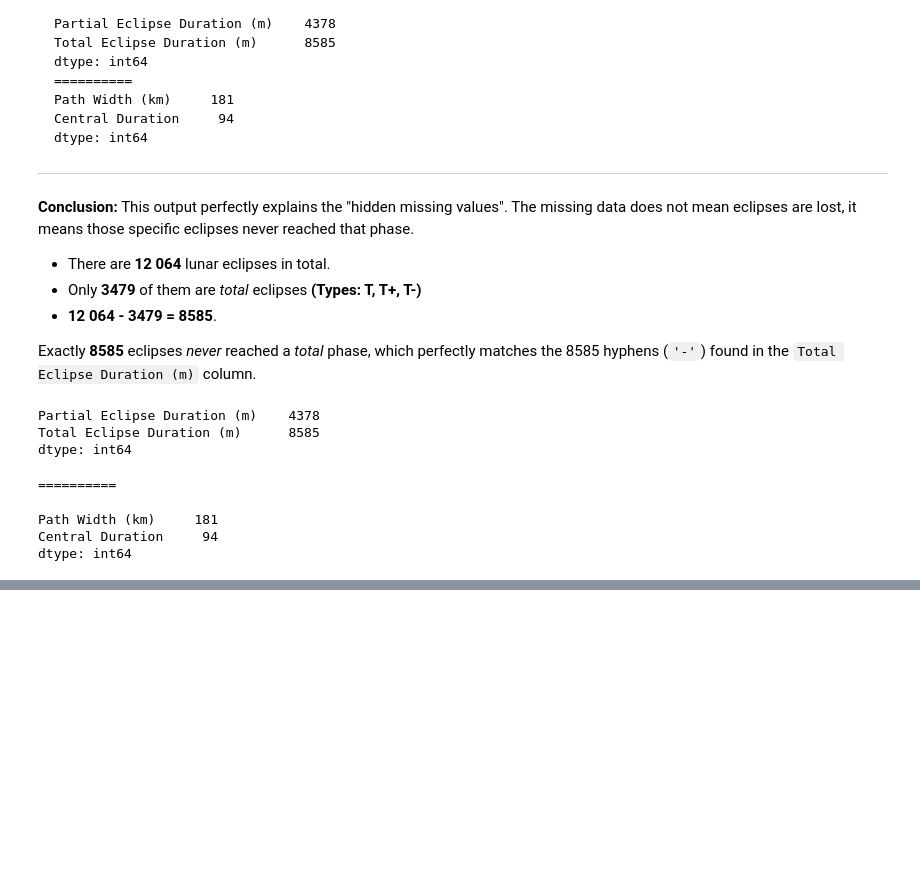
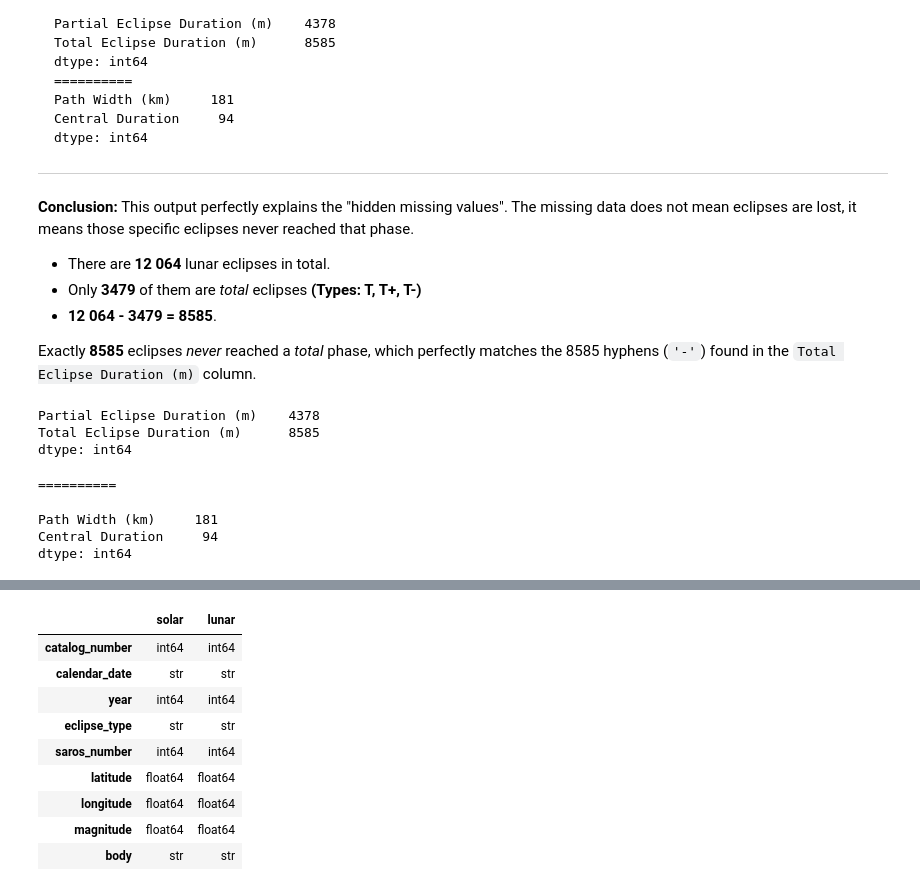
Before and after one commit to JohnnyHyytiainen/lab_azure_fullstack_DE25_johnny_hyytiainen, a Jupyter notebook: EDA/eda.ipynb, the cells around one changed output, grey strips where cells are left out. Cells and saved outputs as stored; diff of their text form; code cells hidden in the pictures; blank space fills up the shorter version.

```diff
--- a/EDA/eda.ipynb
+++ b/EDA/eda.ipynb
@@ -612,0 +686,16 @@ dtype: int64
+# %%
+# Sanity check för att datatypes stämmer överens
+schema = pd.DataFrame({"solar": solar_clean.dtypes, "lunar": lunar_clean.dtypes})
+assert solar_clean.dtypes.equals(lunar_clean.dtypes), f"Schemas differ:\n{schema}"
+display(schema)
+# %% [output]
+|  | solar | lunar |
+| catalog_number | int64 | int64 |
+| calendar_date | str | str |
+| year | int64 | int64 |
+| eclipse_type | str | str |
+| saros_number | int64 | int64 |
+| latitude | float64 | float64 |
+| longitude | float64 | float64 |
+| magnitude | float64 | float64 |
+| body | str | str |
```
Also changed, not shown: parts of 6 cells of this notebook, 2 other files.
